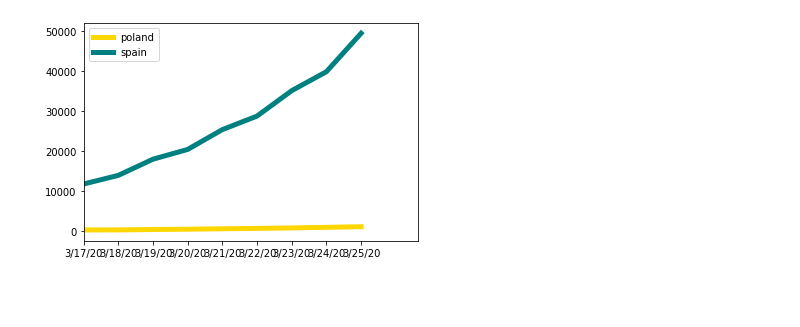
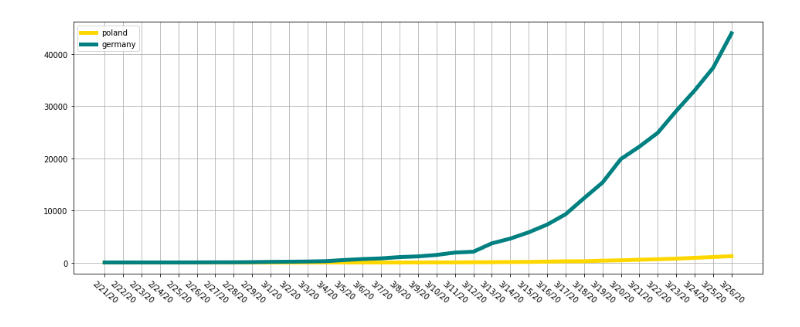
Before and after one commit to ewelinafiuk/project-coronascience, a Jupyter notebook: projekt_KoronaScience.ipynb, the cells around one changed output. Drawn from its saved outputs; the diff is of its cells as text; code cells hidden in the pictures; blank space fills up the shorter version.

```diff
--- a/projekt_KoronaScience.ipynb
+++ b/projekt_KoronaScience.ipynb
@@ -155,8 +182,9 @@ def comaparasion_in_time(country1, country2):
   cases2 = []
   for i in c2['timeline']['cases'].values():
     cases2.append(i)
-
+  plt.figure(figsize=(16,6))
   plt.plot(data1[30:], cases1[30:], label = f"{country1}", color = 'gold', linewidth = 5)
   plt.plot(data2[30:], cases2[30:], label = f'{country2}', color = 'teal', linewidth = 5)
   plt.legend()
-  plt.xlim(25)
+  plt.grid()
+  plt.xticks(rotation = -40)
@@ -167,4 +328,4 @@ comaparasion_in_time('italy', 'usa')
 # %%
-comaparasion_in_time('poland', 'spain')
+comaparasion_in_time('poland', 'germany')
 # %% [output]
-[figure, old version]
+[figure, new version]
```
Also changed, not shown: parts of 30 cells of this notebook.
